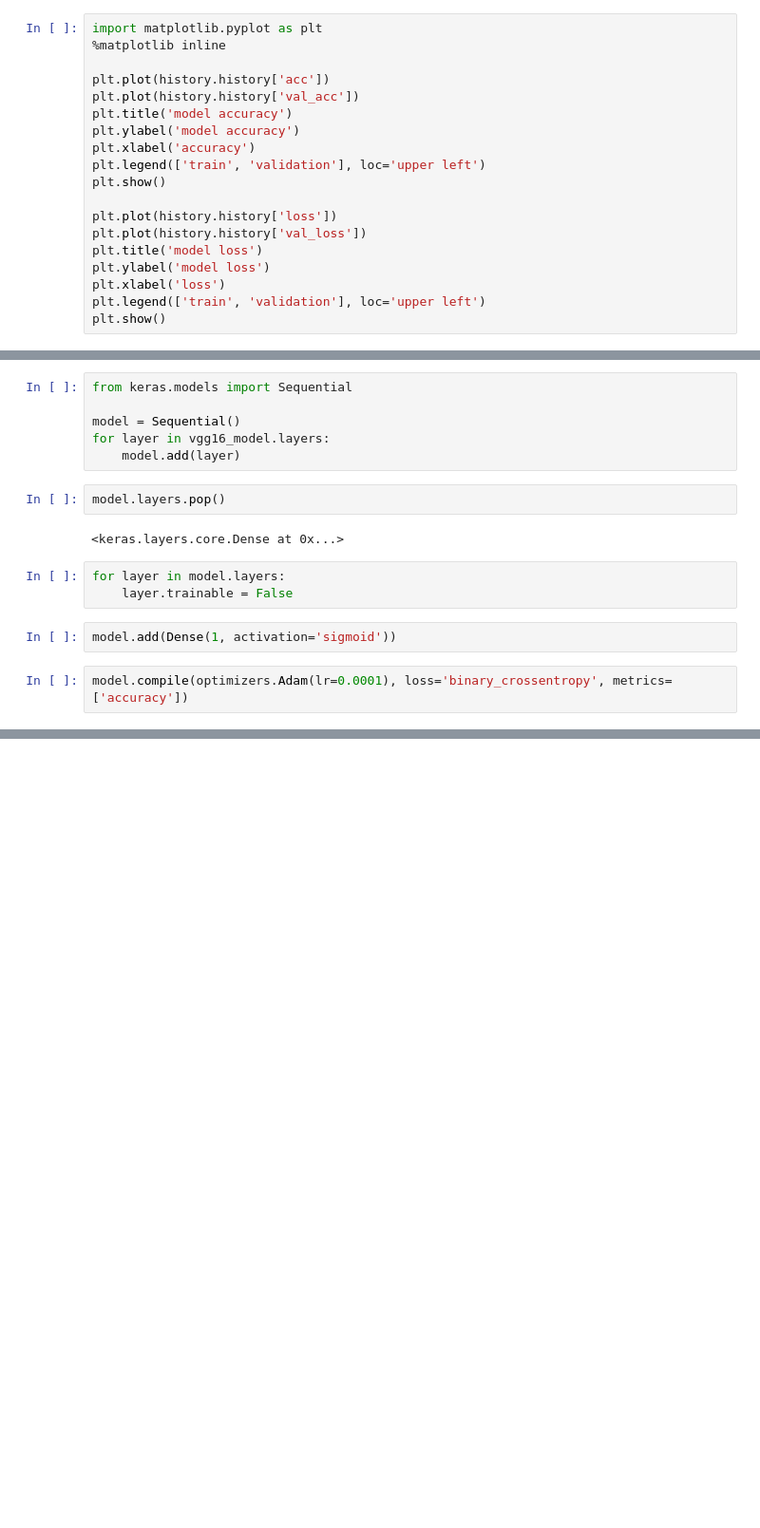
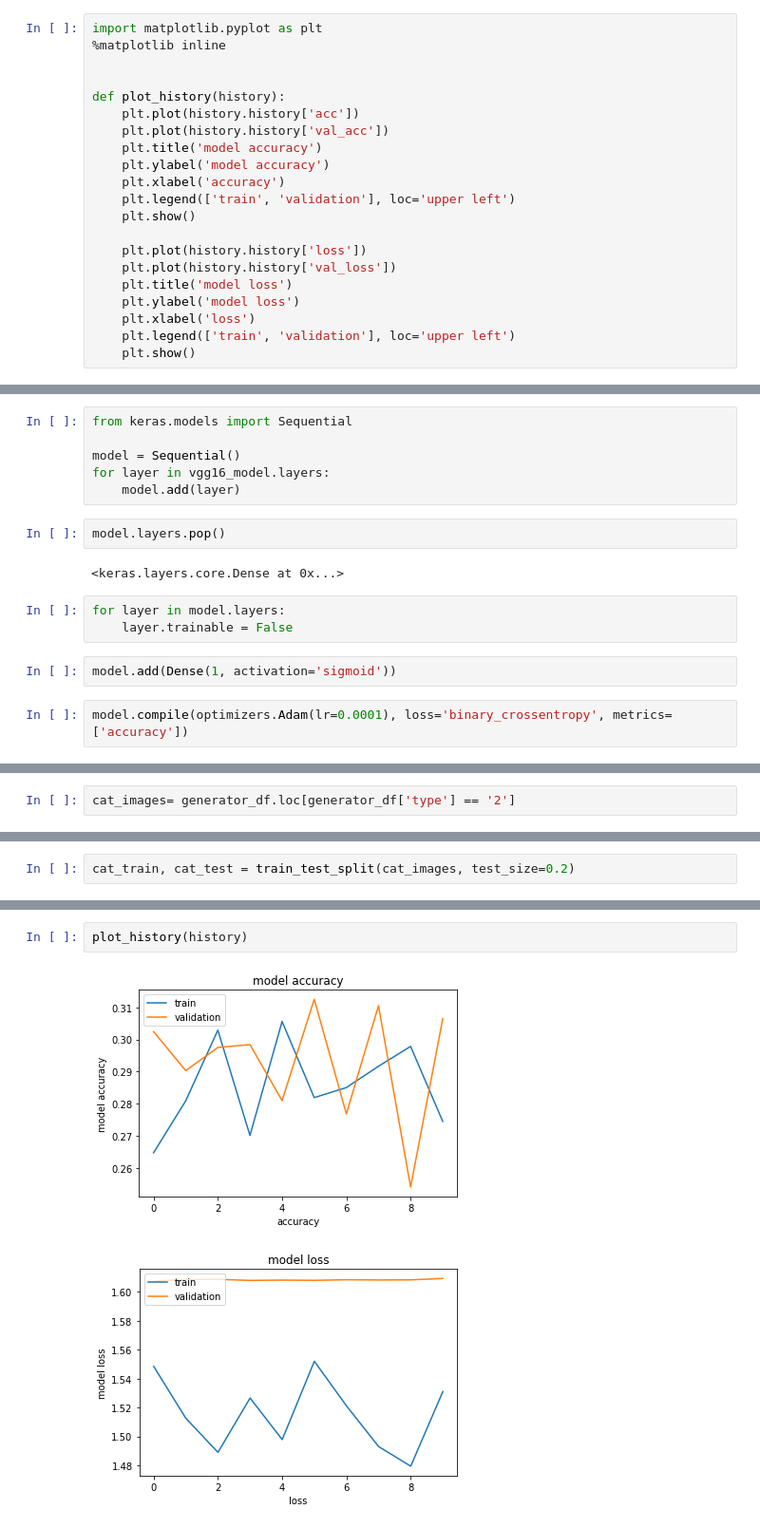
Before and after one commit to D-M-Moriarty/Pet-Adoption, a Jupyter notebook: notebooks/Train cat dog classifier.ipynb, the cells around one changed output, grey strips where cells are left out. Shown at 95% size. Drawn from its saved outputs; the diff is of its cells as text; blank space fills up the shorter version.

```diff
--- a/notebooks/Train cat dog classifier.ipynb
+++ b/notebooks/Train cat dog classifier.ipynb
@@ -405,21 +411,23 @@ KeyboardInterrupt:
 import matplotlib.pyplot as plt
 %matplotlib inline
 
-plt.plot(history.history['acc'])
-plt.plot(history.history['val_acc'])
-plt.title('model accuracy')
-plt.ylabel('model accuracy')
-plt.xlabel('accuracy')
-plt.legend(['train', 'validation'], loc='upper left')
-plt.show()
 
-plt.plot(history.history['loss'])
-plt.plot(history.history['val_loss'])
-plt.title('model loss')
-plt.ylabel('model loss')
-plt.xlabel('loss')
-plt.legend(['train', 'validation'], loc='upper left')
-plt.show()
+def plot_history(history):
+    plt.plot(history.history['acc'])
+    plt.plot(history.history['val_acc'])
+    plt.title('model accuracy')
+    plt.ylabel('model accuracy')
+    plt.xlabel('accuracy')
+    plt.legend(['train', 'validation'], loc='upper left')
+    plt.show()
+
+    plt.plot(history.history['loss'])
+    plt.plot(history.history['val_loss'])
+    plt.title('model loss')
+    plt.ylabel('model loss')
+    plt.xlabel('loss')
+    plt.legend(['train', 'validation'], loc='upper left')
+    plt.show()
 # %%
 loss_and_metrics = model.evaluate_generator(test_generator, STEP_SIZE_TEST)
 # %%
@@ -626,0 +879,2 @@ KeyboardInterrupt
+# %%
+cat_images= generator_df.loc[generator_df['type'] == '2']
@@ -626,0 +902,2 @@ KeyboardInterrupt
+# %%
+cat_train, cat_test = train_test_split(cat_images, test_size=0.2)
@@ -626,0 +993,5 @@ KeyboardInterrupt
+# %%
+plot_history(history)
+# %% [output]
+[figure, added]
+[figure, added]
```
Also changed, not shown: parts of 50 cells of this notebook, 3 other files.
